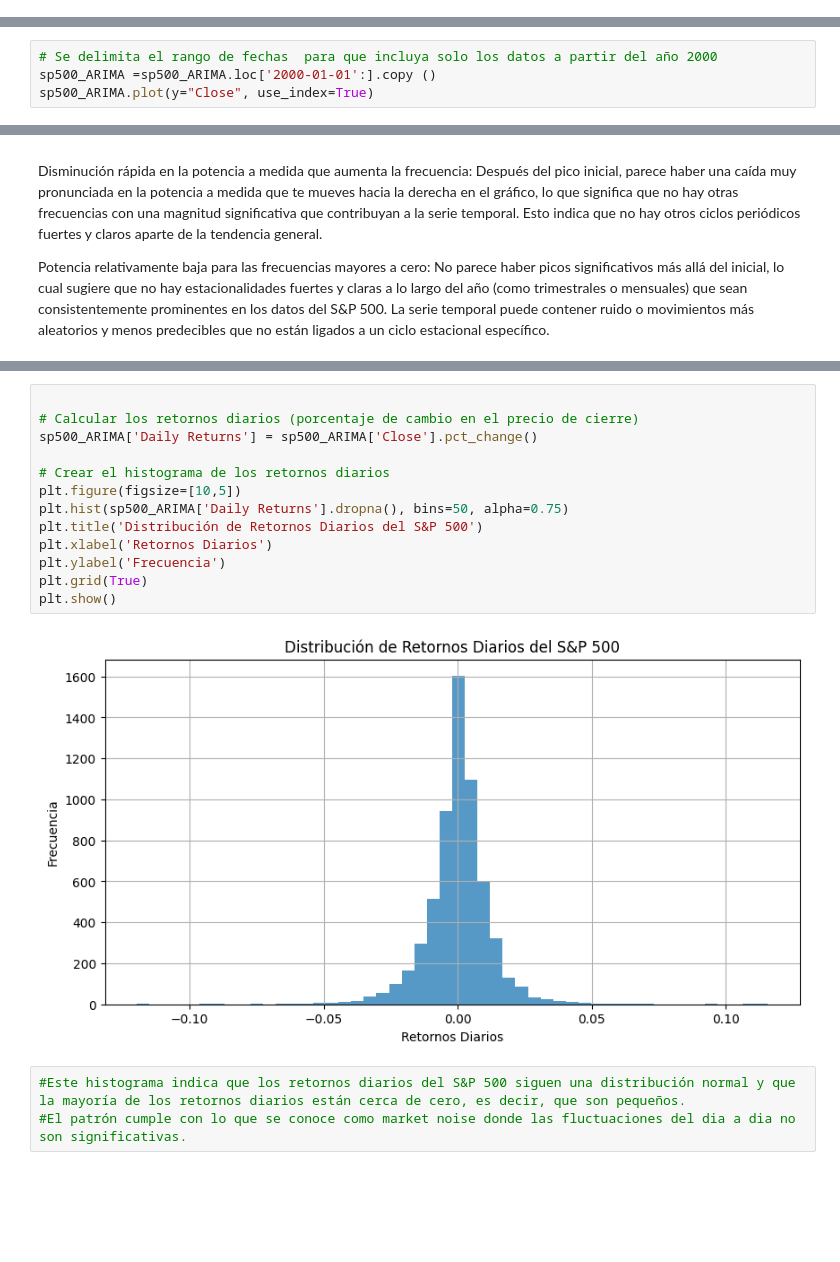
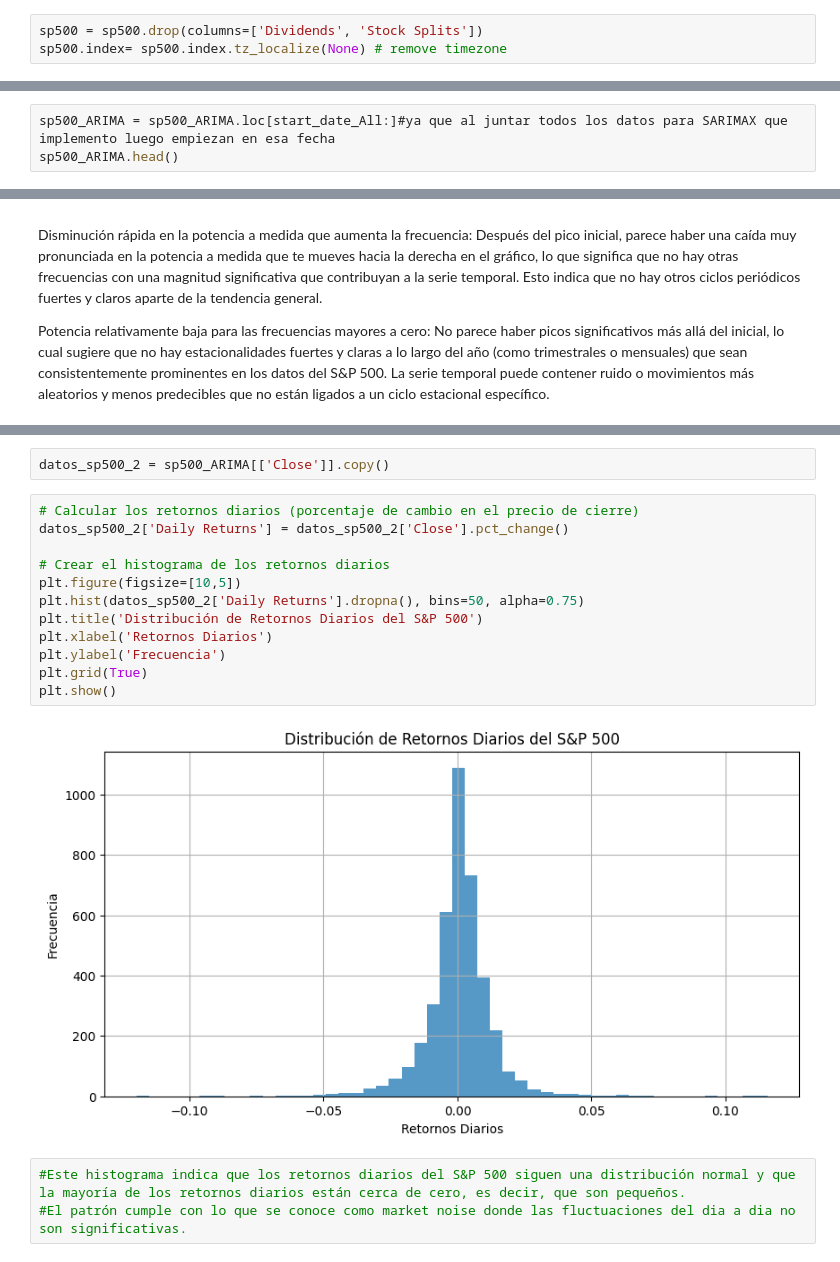
Before and after one commit to lgarnov19/TFM_Prediccion_SP500, a Jupyter notebook: TFM_AutoArima.ipynb, the cells around one changed output, grey strips where cells are left out. Drawn from its saved outputs; the diff is of its cells as text; blank space fills up the shorter version.

```diff
--- a/TFM_AutoArima.ipynb
+++ b/TFM_AutoArima.ipynb
@@ -18,0 +41,3 @@ brent= yf.Ticker("BZ=F")
+# %%
+sp500 = sp500.drop(columns=['Dividends', 'Stock Splits'])
+sp500.index= sp500.index.tz_localize(None) # remove timezone
@@ -115,4 +247,0 @@ sp500_ARIMA.plot(y="Close", use_index=True)
-# %%
-# Se delimita el rango de fechas  para que incluya solo los datos a partir del año 2000
-sp500_ARIMA =sp500_ARIMA.loc['2000-01-01':].copy ()
-sp500_ARIMA.plot(y="Close", use_index=True)
@@ -121,0 +248,3 @@ sp500_ARIMA.plot(y="Close", use_index=True)
+# %%
+sp500_ARIMA = sp500_ARIMA.loc[start_date_All:]#ya que al juntar todos los datos para SARIMAX que implemento luego empiezan en esa fecha
+sp500_ARIMA.head()
@@ -203,18 +782,19 @@ Para entender completamente qué está impulsando estos patrones, podrías corre
+# %%
+datos_sp500_2 = sp500_ARIMA[['Close']].copy()
 # %%
-
 # Calcular los retornos diarios (porcentaje de cambio en el precio de cierre)
-sp500_ARIMA['Daily Returns'] = sp500_ARIMA['Close'].pct_change()
+datos_sp500_2['Daily Returns'] = datos_sp500_2['Close'].pct_change()
 
 # Crear el histograma de los retornos diarios
 plt.figure(figsize=[10,5])
-plt.hist(sp500_ARIMA['Daily Returns'].dropna(), bins=50, alpha=0.75)
+plt.hist(datos_sp500_2['Daily Returns'].dropna(), bins=50, alpha=0.75)
 plt.title('Distribución de Retornos Diarios del S&P 500')
 plt.xlabel('Retornos Diarios')
 plt.ylabel('Frecuencia')
 plt.grid(True)
 plt.show()
 # %% [output]
-[figure, old version]
+[figure, new version]
 # %%
 #Este histograma indica que los retornos diarios del S&P 500 siguen una distribución normal y que la mayoría de los retornos diarios están cerca de cero, es decir, que son pequeños.
 #El patrón cumple con lo que se conoce como market noise donde las fluctuaciones del dia a dia no son significativas.
```
Also changed, not shown: parts of 79 cells of this notebook.
